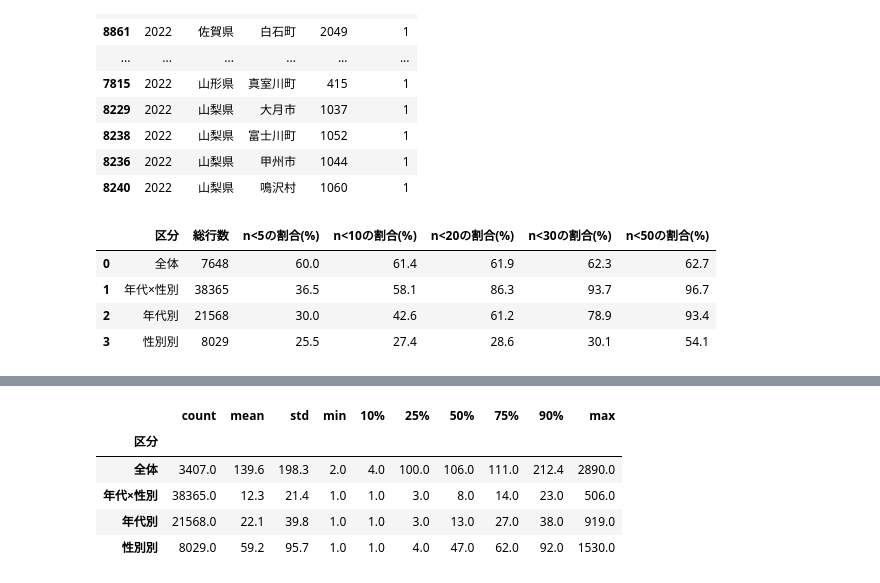
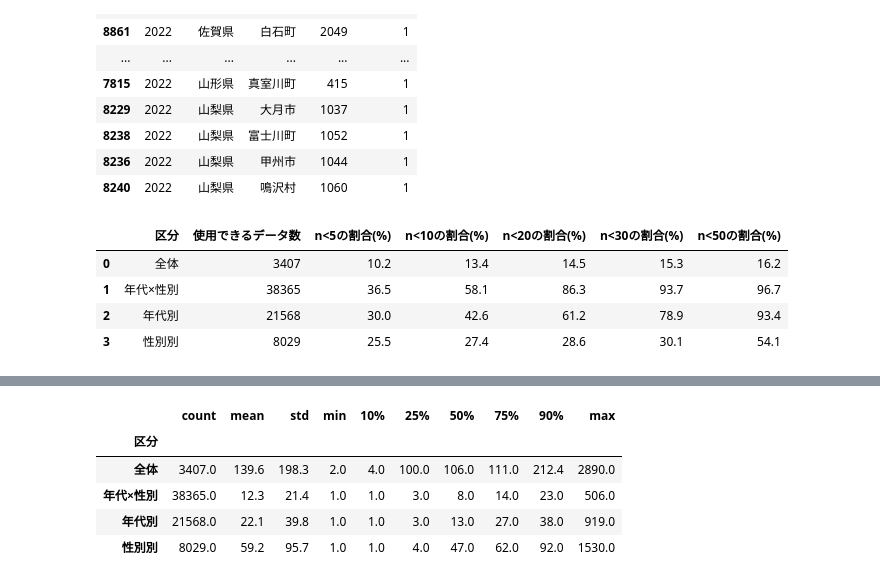
Before and after one commit to Keita062/wakayama_competition, a Jupyter notebook: Nishimura/src/newbasic.ipynb, the cells around one changed output, grey strips where cells are left out. Drawn from its saved outputs; the diff is of its cells as text; code cells hidden in the pictures.

```diff
--- a/Nishimura/src/newbasic.ipynb
+++ b/Nishimura/src/newbasic.ipynb
@@ -671,37 +739,40 @@ df["回答者数"] = pd.to_numeric(
     df["回答者数"],
     errors="coerce"
 )
 
-# 2022年度を除外（2023～2026年度）
+# 2022年度を除外
 df = df[df["年度"] != 2022].copy()
+
+# 回答者数0を除外
+df = df[df["回答者数"] > 0].copy()
 
 # 区分ごとの少人数観測の割合
 thresholds = [5, 10, 20, 30, 50]
 
 rows = []
 
 for kubun, group in df.groupby("区分"):
     row = {
         "区分": kubun,
-        "総行数": len(group)
+        "使用できるデータ数": len(group)
     }
 
     for threshold in thresholds:
         row[f"n<{threshold}の割合(%)"] = (
             (group["回答者数"] < threshold).mean() * 100
         )
 
     rows.append(row)
 
 summary = pd.DataFrame(rows)
 
 # 表示用に丸める
 summary = summary.round(1)
 
 display(summary)
 # %% [output]
-|  | 区分 | 総行数 | n<5の割合(%) | n<10の割合(%) | n<20の割合(%) | n<30の割合(%) | n<50の割合(%) |
-| 0 | 全体 | 7648 | 60.0 | 61.4 | 61.9 | 62.3 | 62.7 |
+|  | 区分 | 使用できるデータ数 | n<5の割合(%) | n<10の割合(%) | n<20の割合(%) | n<30の割合(%) | n<50の割合(%) |
+| 0 | 全体 | 3407 | 10.2 | 13.4 | 14.5 | 15.3 | 16.2 |
 | 1 | 年代×性別 | 38365 | 36.5 | 58.1 | 86.3 | 93.7 | 96.7 |
 | 2 | 年代別 | 21568 | 30.0 | 42.6 | 61.2 | 78.9 | 93.4 |
 | 3 | 性別別 | 8029 | 25.5 | 27.4 | 28.6 | 30.1 | 54.1 |
```
Also changed, not shown: parts of 6 cells of this notebook.
